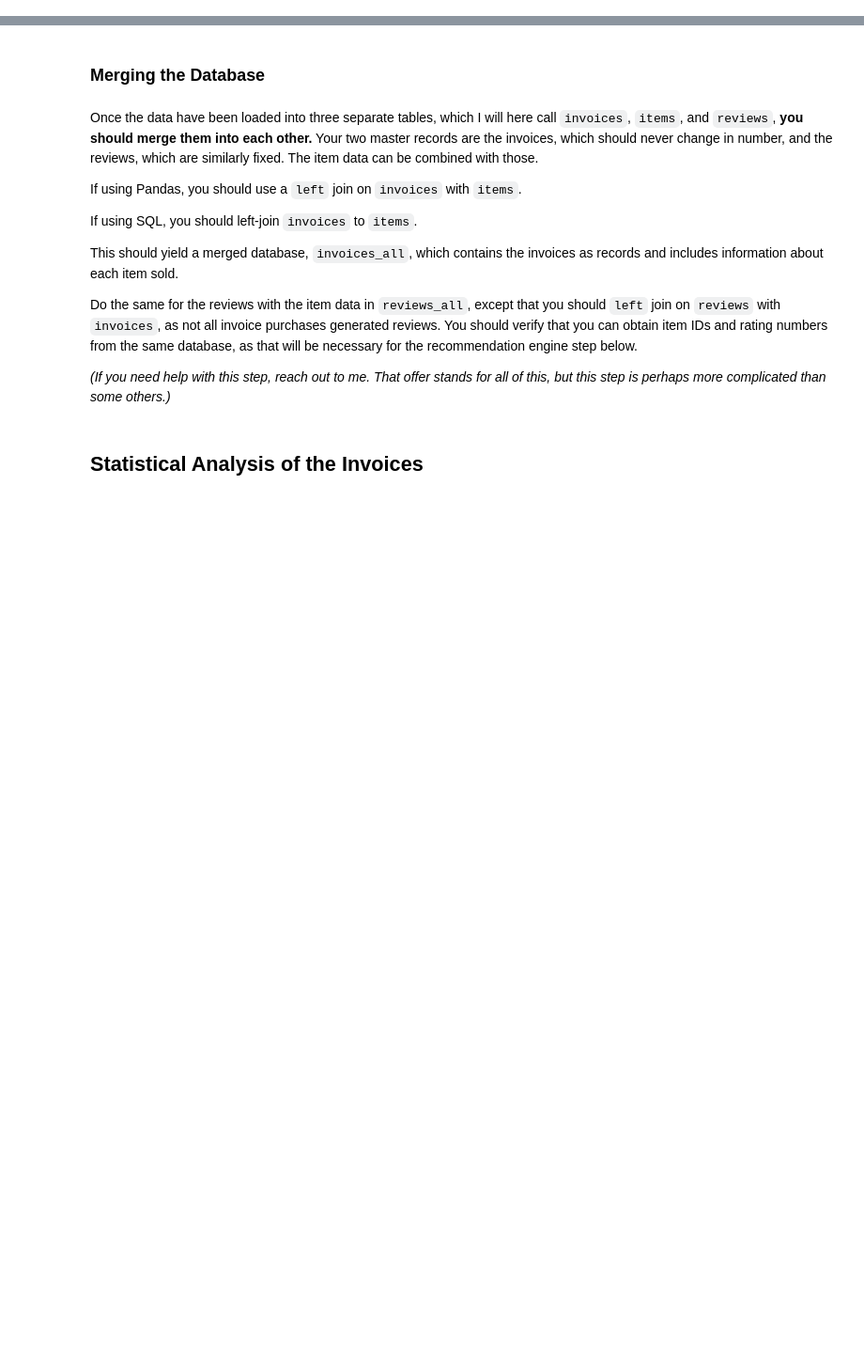
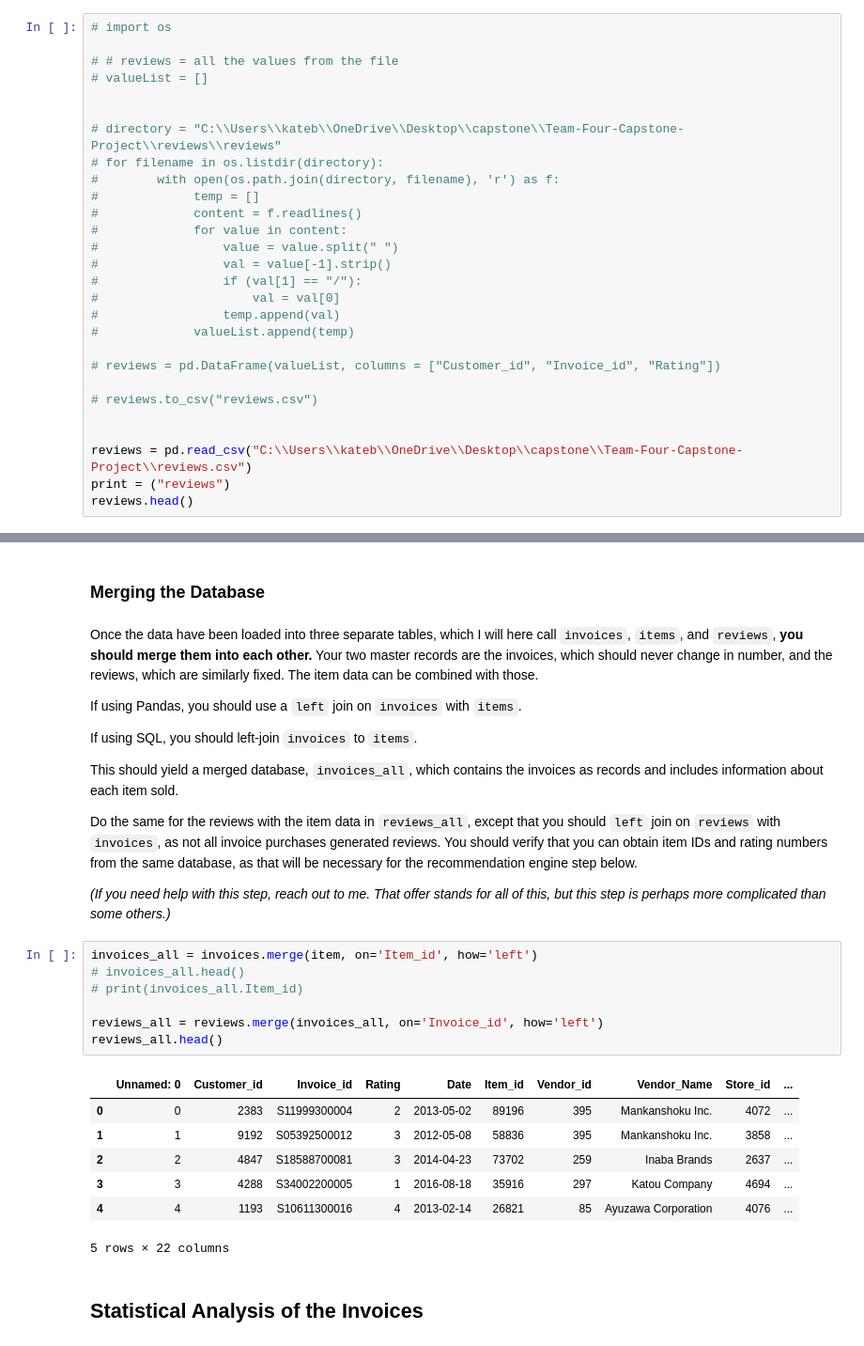
Before and after one commit to gioauricchio/Team-Four-Capstone-Project, a Jupyter notebook: Capstone Project.ipynb, the cells around one changed output, grey strips where cells are left out. Shown at 94% size. Saved outputs shown, nothing was run; the diff lists cells and outputs as text; blank space fills up the shorter version.

```diff
--- a/Capstone Project.ipynb
+++ b/Capstone Project.ipynb
@@ -50,3 +71,31 @@ As there are several thousand of these reviews, you should aggregate them into a
 As there are a lot of these to load, I suggest that you load only a small subset, a hundred or a thousand, first, and get things working before you load the entire data set.
 
 **Produce a short report about the aggregated review database.**
+# %%
+# import os
+
+# # reviews = all the values from the file
+# valueList = []
+
+
+# directory = "C:\\Users\\kateb\\OneDrive\\Desktop\\capstone\\Team-Four-Capstone-Project\\reviews\\reviews"
+# for filename in os.listdir(directory):
+#        with open(os.path.join(directory, filename), 'r') as f:
+#             temp = []
+#             content = f.readlines()
+#             for value in content:
+#                 value = value.split(" ")
+#                 val = value[-1].strip()
+#                 if (val[1] == "/"):
+#                     val = val[0]
+#                 temp.append(val)
+#             valueList.append(temp)
+
+# reviews = pd.DataFrame(valueList, columns = ["Customer_id", "Invoice_id", "Rating"])
+
+# reviews.to_csv("reviews.csv")
+
+
+reviews = pd.read_csv("C:\\Users\\kateb\\OneDrive\\Desktop\\capstone\\Team-Four-Capstone-Project\\reviews.csv")
+print = ("reviews")
+reviews.head()
@@ -64,6 +120,21 @@ This should yield a merged database, `invoices_all`, which contains the invoices
 Do the same for the reviews with the item data in `reviews_all`, except that you should `left` join on `reviews` with `invoices`, as not all invoice purchases generated reviews.  You should verify that you can obtain item IDs and rating numbers from the same database, as that will be necessary for the recommendation engine step below.
 
 _(If you need help with this step, reach out to me.  That offer stands for all of this, but this step is perhaps more complicated than some others.)_
+# %%
+invoices_all = invoices.merge(item, on='Item_id', how='left')
+# invoices_all.head()
+# print(invoices_all.Item_id)
+
+reviews_all = reviews.merge(invoices_all, on='Invoice_id', how='left')
+reviews_all.head()
+# %% [output]
+|  | Unnamed: 0 | Customer_id | Invoice_id | Rating | Date | Item_id | Vendor_id | Vendor_Name | Store_id | ... |
+| 0 | 0 | 2383 | S11999300004 | 2 | 2013-05-02 | 89196 | 395 | Mankanshoku Inc. | 4072 | ... |
+| 1 | 1 | 9192 | S05392500012 | 3 | 2012-05-08 | 58836 | 395 | Mankanshoku Inc. | 3858 | ... |
+| 2 | 2 | 4847 | S18588700081 | 3 | 2014-04-23 | 73702 | 259 | Inaba Brands | 2637 | ... |
+| 3 | 3 | 4288 | S34002200005 | 1 | 2016-08-18 | 35916 | 297 | Katou Company | 4694 | ... |
+| 4 | 4 | 1193 | S10611300016 | 4 | 2013-02-14 | 26821 | 85 | Ayuzawa Corporation | 4076 | ... |
+5 rows × 22 columns
 # %% [markdown]
 ## Statistical Analysis of the Invoices
 # %% [markdown]
```
Also changed, not shown: parts of 6 cells of this notebook.
